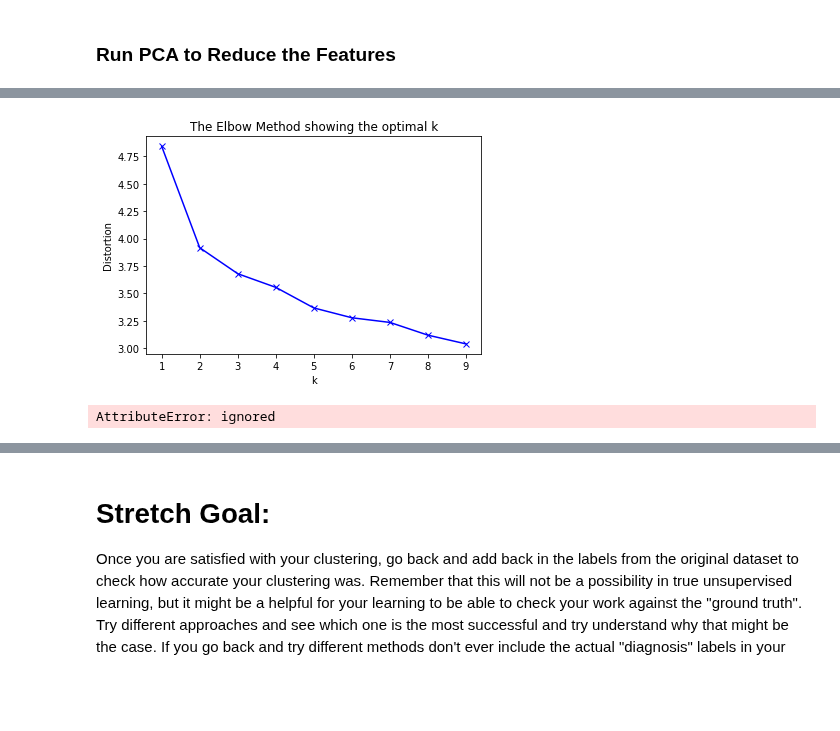
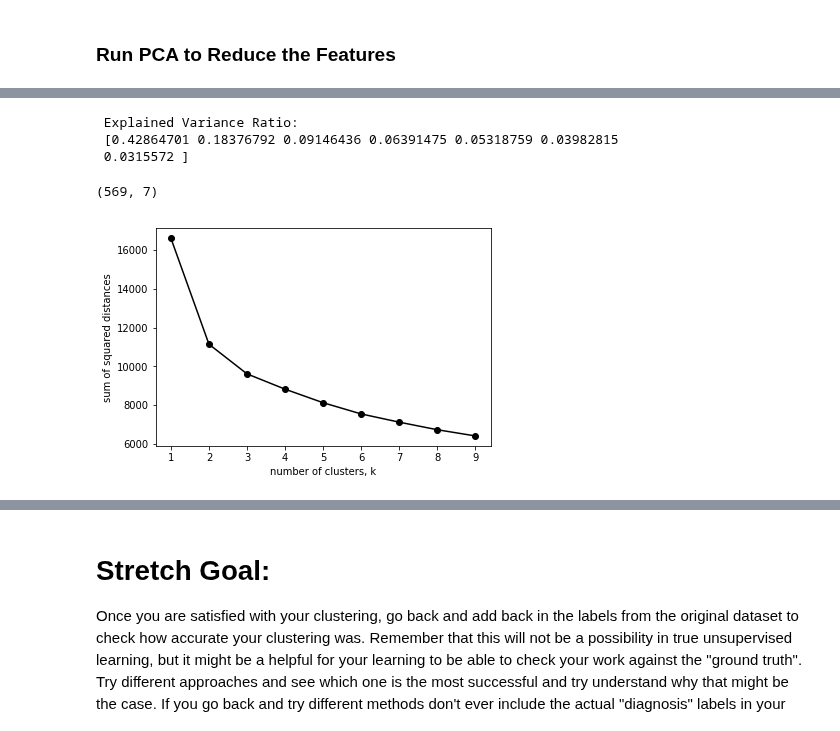
Before and after one commit to JimKing100/DS-Unit-1-Sprint-4-Linear-Algebra, a Jupyter notebook: module4-clustering/Cell_Clustering_Assignment.ipynb, the cells around one changed output, grey strips where cells are left out. Saved outputs shown, nothing was run; the diff lists cells and outputs as text; code cells hidden in the pictures; blank space fills up the shorter version.

```diff
--- a/module4-clustering/Cell_Clustering_Assignment.ipynb
+++ b/module4-clustering/Cell_Clustering_Assignment.ipynb
@@ -143,26 +159,48 @@ plt.ylabel('cumulative explained variance');
+# %%
+# Principal Component Analysis
+# Create the PCA instance
+pca = PCA(7)
+
+# Fit on data
+principal_components = pca.fit(X)
+
+# Show explained variance ratio
+print("\n Explained Variance Ratio: \n",principal_components.explained_variance_ratio_)
+
+# Transform data
+B = principal_components.transform(X)
+B.shape
+# %% [output]
+ Explained Variance Ratio:
+ [0.42864701 0.18376792 0.09146436 0.06391475 0.05318759 0.03982815
+ 0.0315572 ]
+(569, 7)
 # %%
 # clustering dataset
 # determine k using elbow method
 
 from sklearn.cluster import KMeans
 from sklearn import metrics
 from scipy.spatial.distance import cdist
 import numpy as np
 import matplotlib.pyplot as plt
 
-# k means determine k
-distortions = []
-K = range(1,10)
-for k in K:
-    kmeanModel = KMeans(n_clusters=k).fit(B)
-    kmeanModel.fit(B)
-    distortions.append(sum(np.min(cdist(B, kmeanModel.cluster_centers_, 'euclidean'), axis=1)) / X.shape[0])
+ks = range(1, 10)
+sum_of_squared_distances = []
+for k in ks:
+    # Create a KMeans instance with k clusters: model
+    model = KMeans(n_clusters=k)
 
-# Plot the elbow
-plt.plot(K, distortions, 'bx-')
-plt.xlabel('k')
-plt.ylabel('Distortion')
-plt.title('The Elbow Method showing the optimal k')
+    # Fit model to samples
+    model.fit(B)
+
+    # Append the inertia to the sum of squared differences
+    sum_of_squared_distances.append(model.inertia_)
+
+plt.plot(ks, inertias, '-o', color='black')
+plt.xlabel('number of clusters, k')
+plt.ylabel('sum of squared distances')
+plt.xticks(ks)
 plt.show()
 # %% [output]
-[figure, old version]
+[figure, new version]
@@ -206,14 +207,6 @@ def get_centroids(df, column_header):
 # %%
 from sklearn.cluster import KMeans
-kmeans = KMeans(n_clusters=7)
-kmeans.fit(X)
+kmeans = KMeans(n_clusters=3)
+kmeans.fit(B)
+y_kmeans = kmeans.predict(B)
 labels = kmeans.labels_
-
-new_series = pd.Series(labels)
-df['clusters'] = new_series.values
-
-
-centroids = get_centroids(df, 'clusters')
-plot_clusters(df, 'clusters', centroids)
-# %% [output]
-AttributeError: ignored
```
Also changed, not shown: parts of 7 cells of this notebook.
